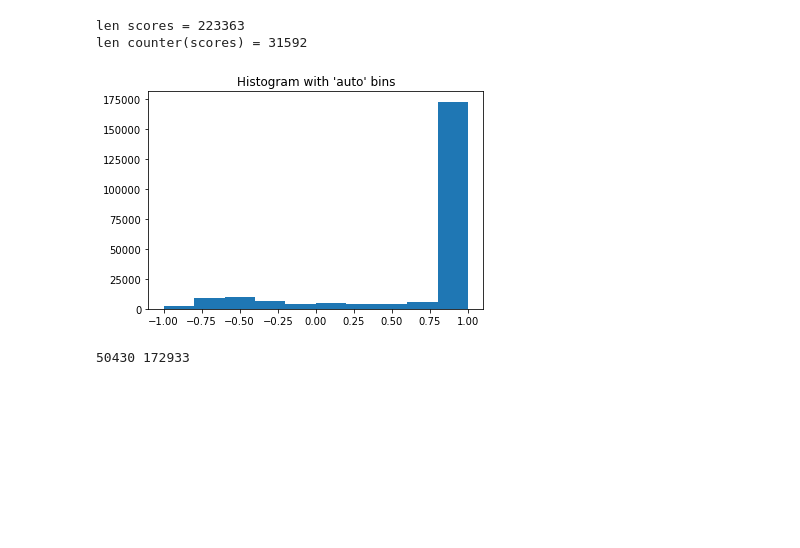
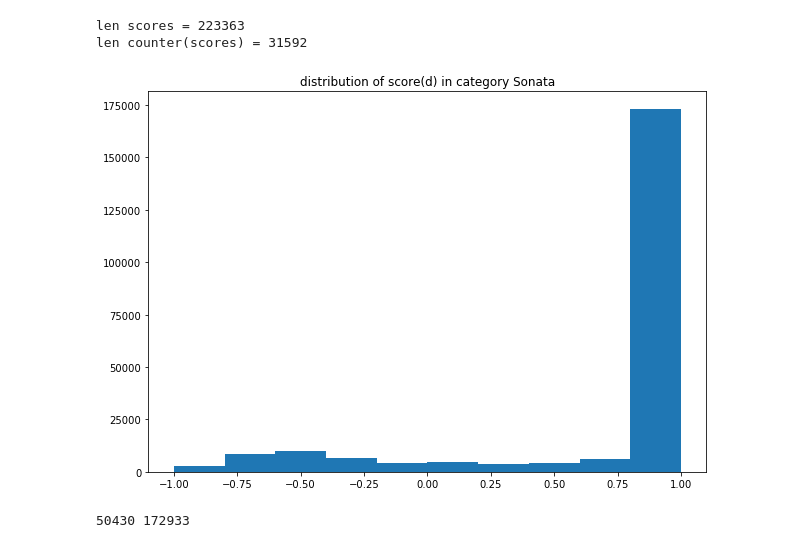
Before and after one commit to lovit/archive_carblog_preliminary_analysis, a Jupyter notebook: jupyter/step4_document_classification.ipynb, the cells around one changed output. Saved outputs shown, nothing was run; the diff lists cells and outputs as text; code cells hidden in the pictures; blank space fills up the shorter version.

Commit message:
Enlarging figure

```diff
--- a/jupyter/step4_document_classification.ipynb
+++ b/jupyter/step4_document_classification.ipynb
@@ -129,11 +129,12 @@ print('len counter(scores) =',len(Counter(scores)))
 len scores = 223363
 len counter(scores) = 31592
 # %%
+plt.figure(figsize=(10,7))
 plt.hist(scores, bins=10)
-plt.title("Histogram with 'auto' bins")
+plt.title('distribution of score(d) in category Sonata')
 plt.show()
 # %% [output]
-[figure, old version]
+[figure, new version]
 # %%
 def make_bow(doc, topk=30):
     import re
```
